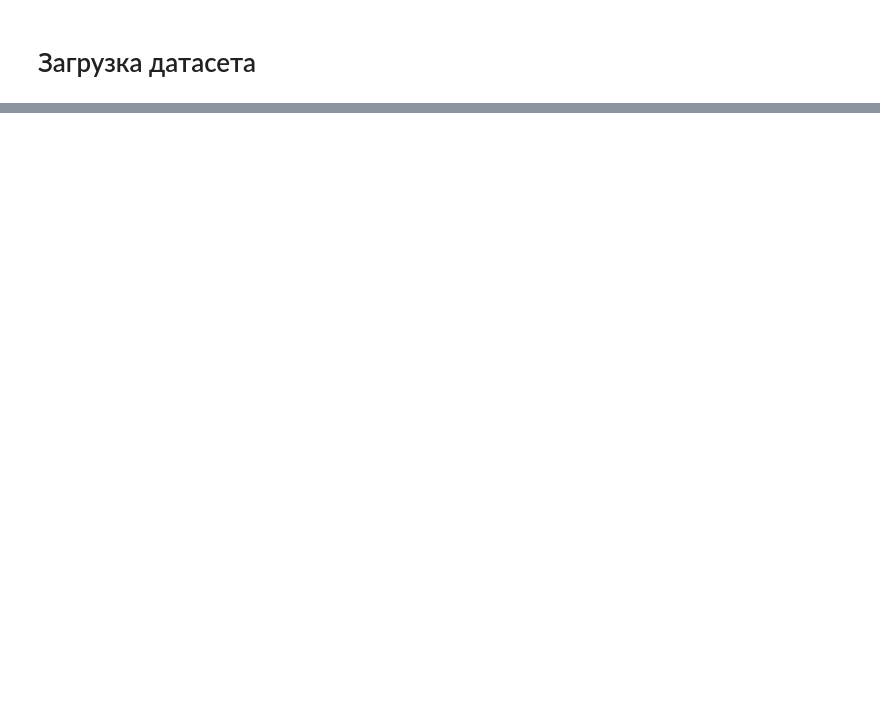
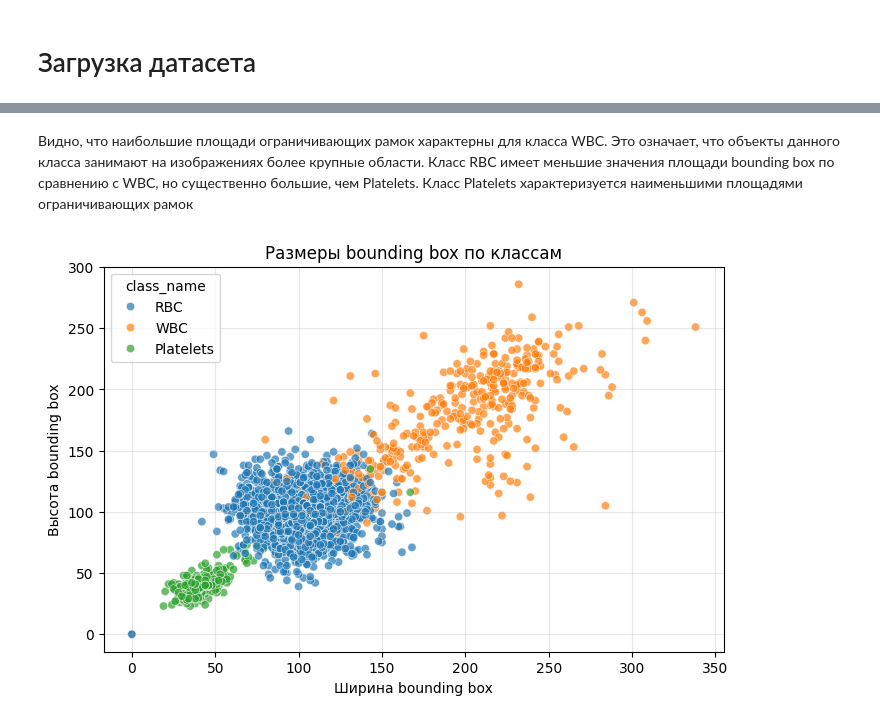
Before and after one commit to LunisLinus/machine_learning, a Jupyter notebook: practice/neural_networks/bccd/bccd.ipynb, the cells around one changed output, grey strips where cells are left out. Saved outputs shown, nothing was run; the diff lists cells and outputs as text; code cells hidden in the pictures; blank space fills up the shorter version.

```diff
--- a/practice/neural_networks/bccd/bccd.ipynb
+++ b/practice/neural_networks/bccd/bccd.ipynb
@@ -467,0 +182,18 @@ else:
+# %% [markdown]
+Видно, что наибольшие площади ограничивающих рамок характерны для класса WBC. Это означает, что объекты данного класса занимают на изображениях более крупные области. Класс RBC имеет меньшие значения площади bounding box по сравнению с WBC, но существенно большие, чем Platelets. Класс Platelets характеризуется наименьшими площадями ограничивающих рамок
+# %%
+plt.figure(figsize=(8, 5))
+sns.scatterplot(
+    data=df,
+    x="bbox_width",
+    y="bbox_height",
+    hue="class_name",
+    alpha=0.7
+)
+plt.title("Размеры bounding box по классам")
+plt.xlabel("Ширина bounding box")
+plt.ylabel("Высота bounding box")
+plt.grid(alpha=0.3)
+plt.show()
+# %% [output]
+[figure, added]
```
Also changed, not shown: parts of 73 cells of this notebook, 25 other files.
